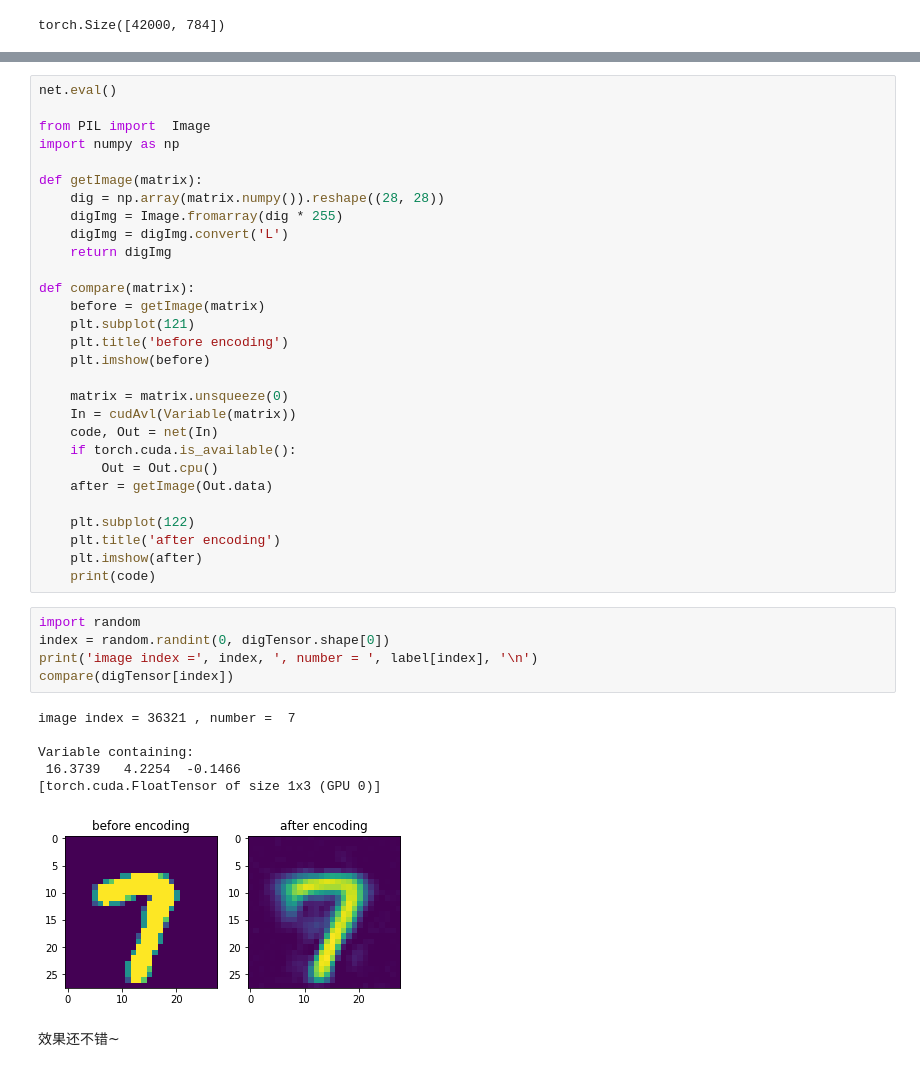
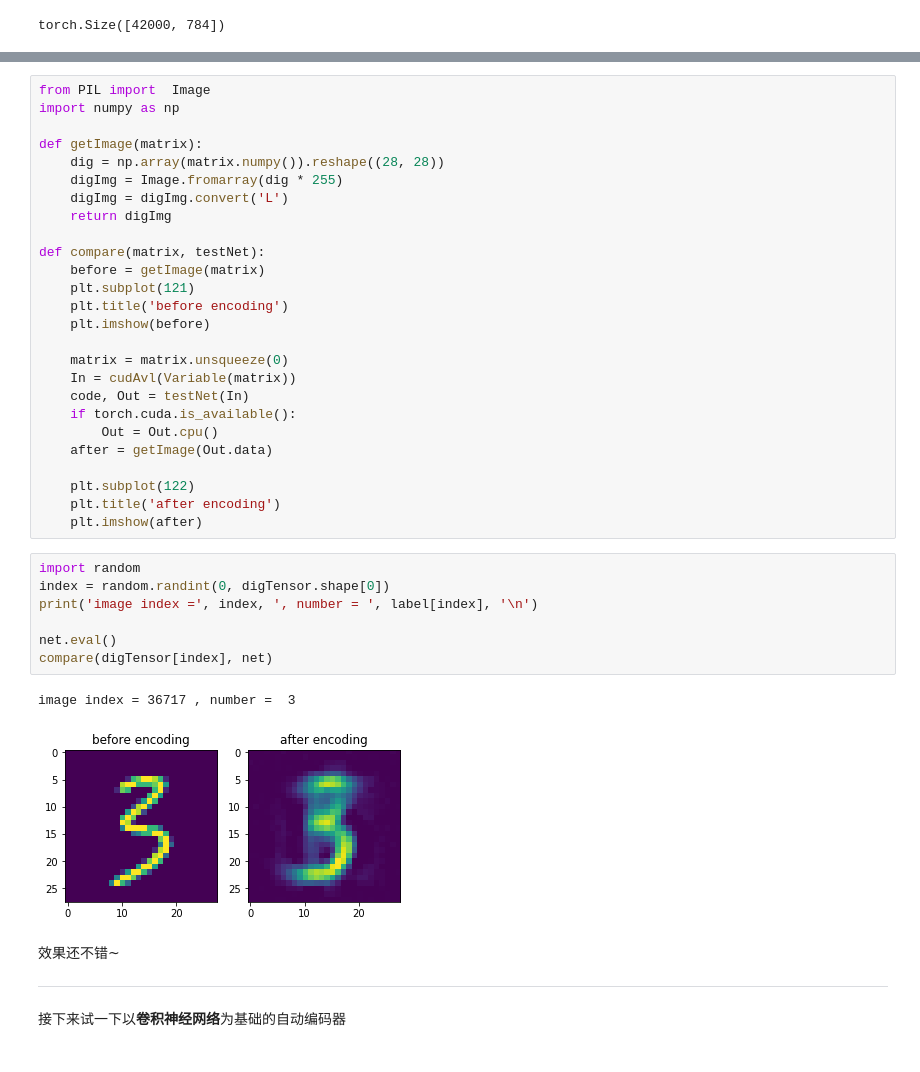
Before and after one commit to Elin24/learning_pyTorch_with_SherlockLiao, a Jupyter notebook: Chapter_6/autoEncoder.ipynb, the cells around one changed output, grey strips where cells are left out. Saved outputs shown, nothing was run; the diff lists cells and outputs as text.

```diff
--- a/Chapter_6/autoEncoder.ipynb
+++ b/Chapter_6/autoEncoder.ipynb
@@ -116,6 +116,4 @@ epoch [1500/1500]: 0.03567218407988548
 # %%
-net.eval()
-
 from PIL import  Image
 import numpy as np
 
@@ -125,7 +123,7 @@ def getImage(matrix):
     digImg = digImg.convert('L')
     return digImg
 
-def compare(matrix):
+def compare(matrix, testNet):
     before = getImage(matrix)
     plt.subplot(121)
     plt.title('before encoding')
@@ -133,7 +131,7 @@ def compare(matrix):
 
     matrix = matrix.unsqueeze(0)
     In = cudAvl(Variable(matrix))
-    code, Out = net(In)
+    code, Out = testNet(In)
     if torch.cuda.is_available():
         Out = Out.cpu()
     after = getImage(Out.data)
@@ -141,18 +139,19 @@ def compare(matrix):
     plt.subplot(122)
     plt.title('after encoding')
     plt.imshow(after)
-    print(code)
 # %%
 import random
 index = random.randint(0, digTensor.shape[0])
 print('image index =', index, ', number = ', label[index], '\n')
-compare(digTensor[index])
+
+net.eval()
+compare(digTensor[index], net)
 # %% [output]
-image index = 36321 , number =  7
-
-Variable containing:
- 16.3739   4.2254  -0.1466
-[torch.cuda.FloatTensor of size 1x3 (GPU 0)]
+image index = 36717 , number =  3
-[figure, old version]
+[figure, new version]
-# %% [markdown]
-效果还不错~
+# %% [markdown]
+效果还不错~
+
+---
+
+接下来试一下以**卷积神经网络**为基础的自动编码器
```
Also changed, not shown: parts of 5 cells of this notebook.
